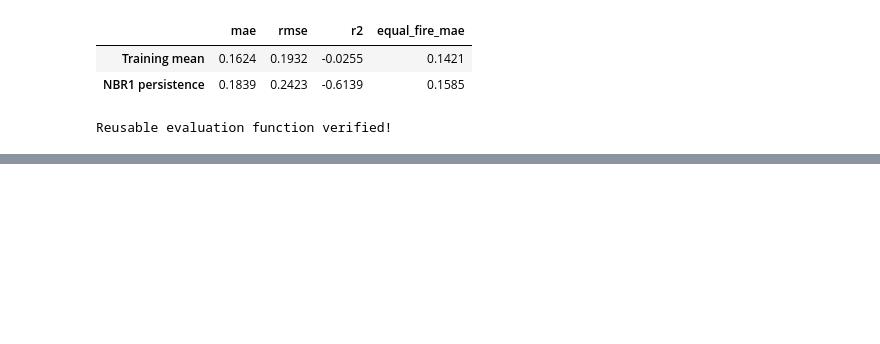
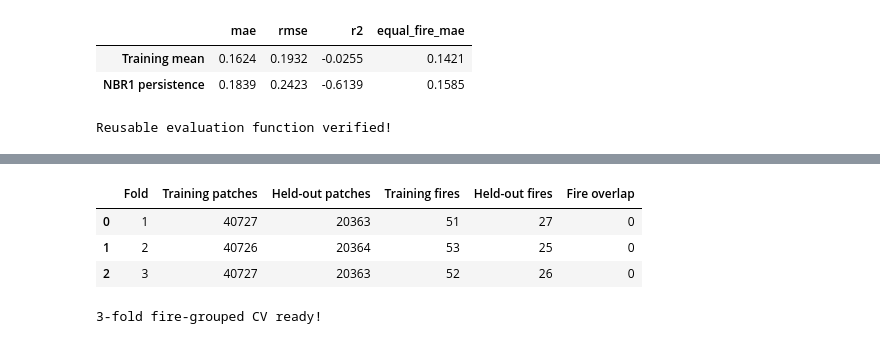
Before and after one commit to Vasant-Tholappa/wildfire-recovery-forecasting, a Jupyter notebook: notebooks/phase5_ml.ipynb, the cells around one changed output, grey strips where cells are left out. Drawn from its saved outputs; the diff is of its cells as text; code cells hidden in the pictures; blank space fills up the shorter version.

```diff
--- a/notebooks/phase5_ml.ipynb
+++ b/notebooks/phase5_ml.ipynb
@@ -330,0 +411,48 @@ Reusable evaluation function verified!
+# %%
+
+from sklearn.model_selection import GroupKFold
+
+# Each patch belongs to a wildfire
+groups = train["fire_id"]
+
+# Create three folds, keeping each fire together
+cv = GroupKFold(n_splits=3)
+
+cv_splits = list(
+    cv.split(
+        X_train[ridge_features],
+        y_train,
+        groups=groups
+    )
+)
+
+summary = []
+
+for fold, (train_idx, holdout_idx) in enumerate(cv_splits, 1):
+
+    training_fires = set(groups.iloc[train_idx])
+    holdout_fires = set(groups.iloc[holdout_idx])
+
+    # A fire must never appear in both groups
+    assert training_fires.isdisjoint(holdout_fires)
+
+    summary.append({
+        "Fold": fold,
+        "Training patches": len(train_idx),
+        "Held-out patches": len(holdout_idx),
+        "Training fires": len(training_fires),
+        "Held-out fires": len(holdout_fires),
+        "Fire overlap": len(training_fires & holdout_fires)
+    })
+
+assert sum(len(v) for _, v in cv_splits) == len(train)
+
+display(pd.DataFrame(summary))
+
+print("3-fold fire-grouped CV ready!")
+# %% [output]
+|  | Fold | Training patches | Held-out patches | Training fires | Held-out fires | Fire overlap |
+| 0 | 1 | 40727 | 20363 | 51 | 27 | 0 |
+| 1 | 2 | 40726 | 20364 | 53 | 25 | 0 |
+| 2 | 3 | 40727 | 20363 | 52 | 26 | 0 |
+3-fold fire-grouped CV ready!
```
Also changed, not shown: parts of 10 cells of this notebook, 4 other files.
